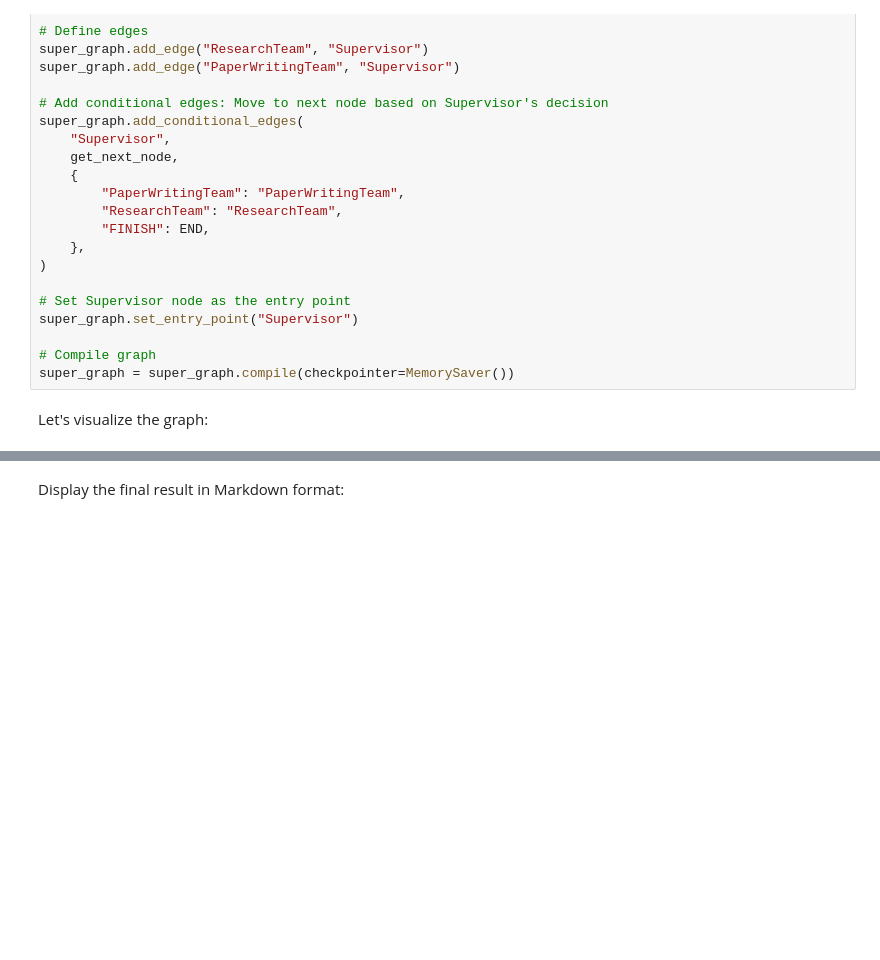
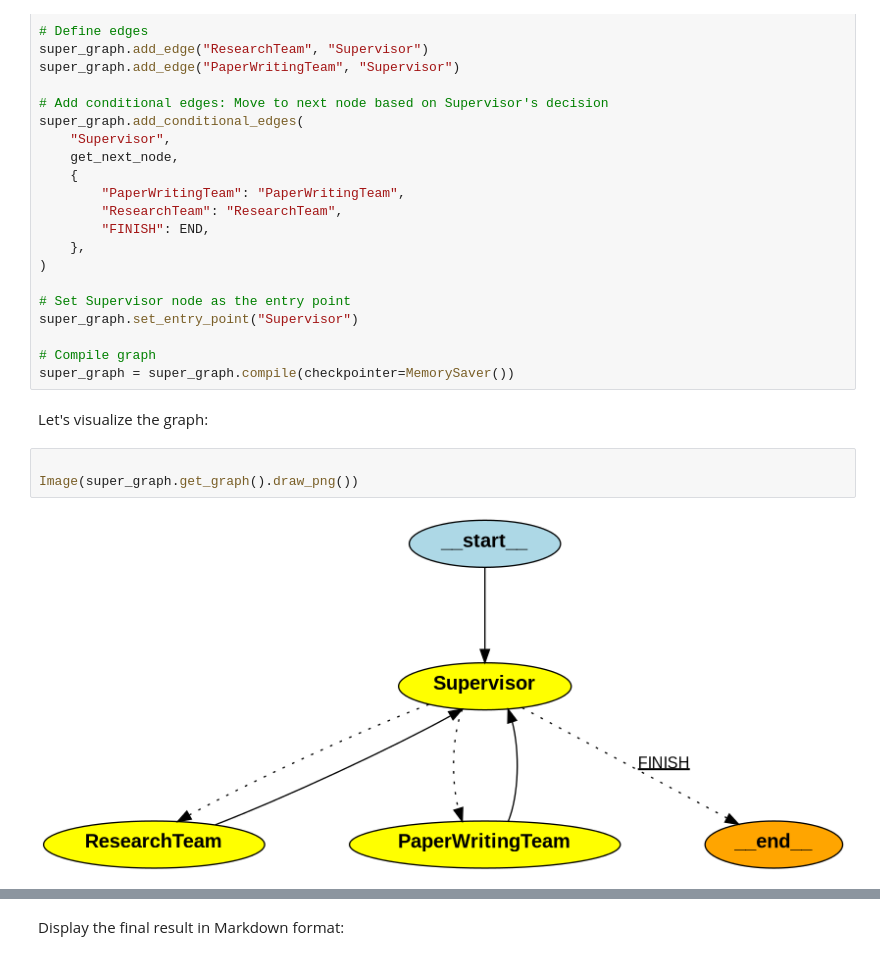
Before and after one commit to Bluedata-Consulting/GAAI-B4-Azure, a Jupyter notebook: SELFLEARNING/code15_LangGraph-Hierarchical-Multi-Agent-Teams.ipynb, the cells around one changed output, grey strips where cells are left out. Cells and saved outputs as stored; diff of their text form; blank space fills up the shorter version.

```diff
--- a/SELFLEARNING/code15_LangGraph-Hierarchical-Multi-Agent-Teams.ipynb
+++ b/SELFLEARNING/code15_LangGraph-Hierarchical-Multi-Agent-Teams.ipynb
@@ -679,6 +729,11 @@ super_graph.set_entry_point("Supervisor")
 super_graph = super_graph.compile(checkpointer=MemorySaver())
 # %% [markdown]
 Let's visualize the graph:
+# %%
+
+Image(super_graph.get_graph().draw_png())
+# %% [output]
+[figure, added]
 # %%
 # Visualize graph
 visualize_graph(super_graph, xray=True)
```
Also changed, not shown: parts of 16 cells of this notebook.
